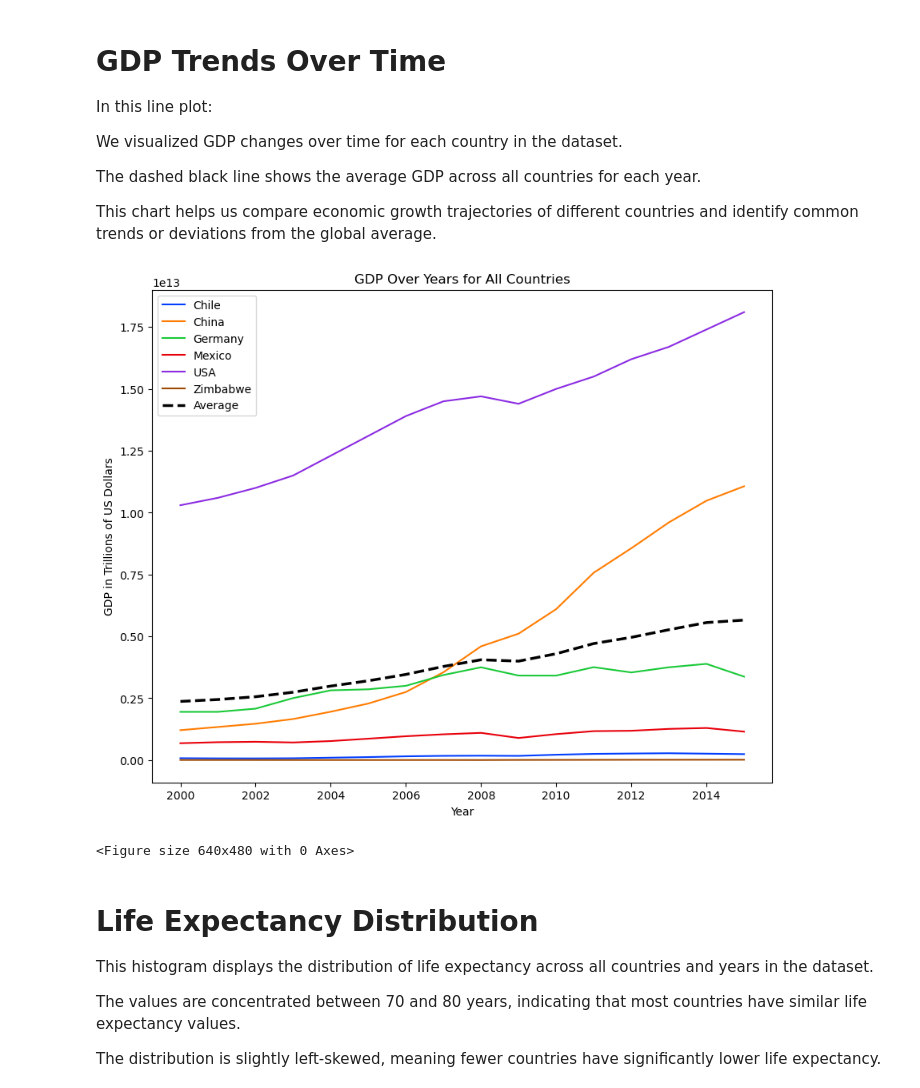
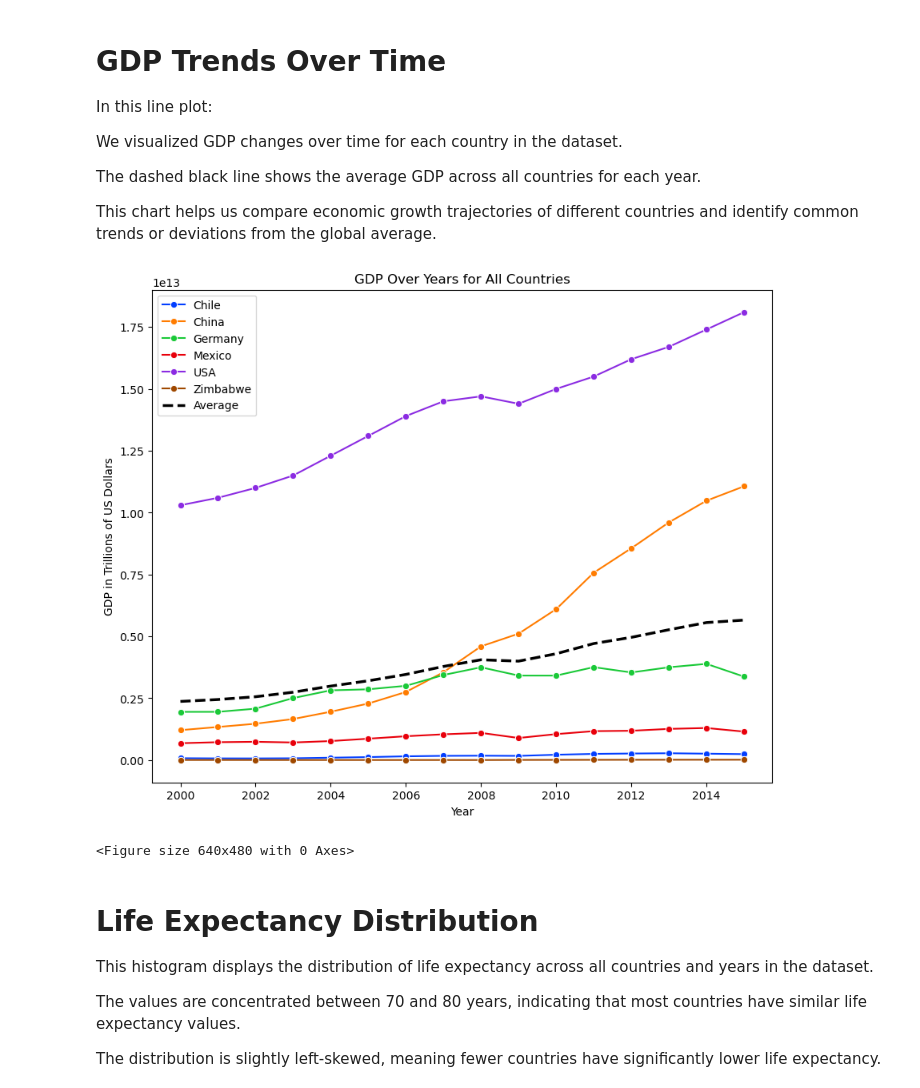
Before and after one commit to turhan9/Life-expectancy-GDP-project, a Jupyter notebook: life_expectancy_gdp.ipynb, the cells around one changed output. Drawn from its saved outputs; the diff is of its cells as text; code cells hidden in the pictures.

```diff
--- a/life_expectancy_gdp.ipynb
+++ b/life_expectancy_gdp.ipynb
@@ -110,16 +110,16 @@ The dashed black line shows the average GDP across all countries for each year.
 This chart helps us compare economic growth trajectories of different countries and identify common trends or deviations from the global average.
 # %%
 plt.figure(figsize=(10,8))
-sns.lineplot(x = "Year", y = "GDP", data = df, hue = "Country", palette = "bright")
+sns.lineplot(x = "Year", y = "GDP", data = df, hue = "Country", palette = "bright", marker = "o")
 sns.lineplot(x = "Year", y = "GDP", data = mean_GDP, color = "black", label = "Average", linewidth = 2.5, linestyle = "--")
 plt.xlabel("Year")
 plt.ylabel("GDP in Trillions of US Dollars")
 plt.title("GDP Over Years for All Countries")
 plt.legend(loc = "upper left")
 plt.show()
 plt.clf()
 # %% [output]
-[figure, old version]
+[figure, new version]
 <Figure size 640x480 with 0 Axes>
 # %% [markdown]
 # Life Expectancy Distribution
```
Also changed, not shown: parts of 3 cells of this notebook.
